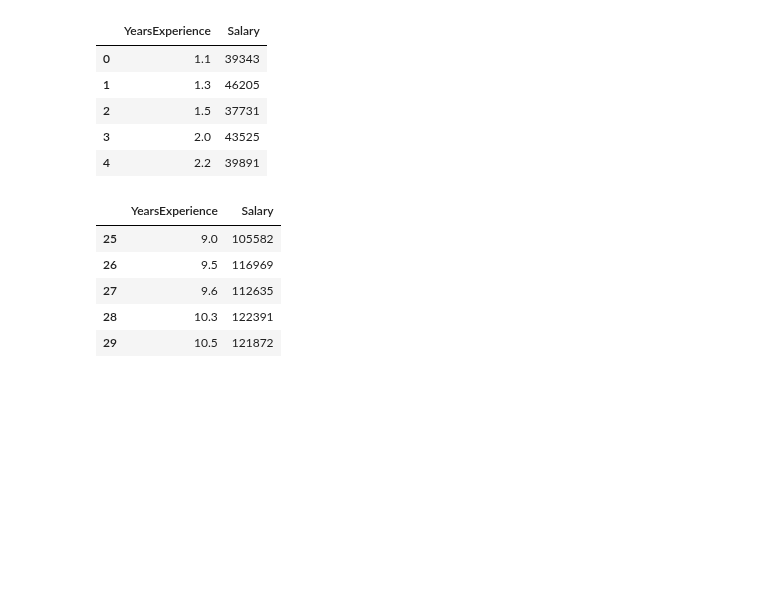
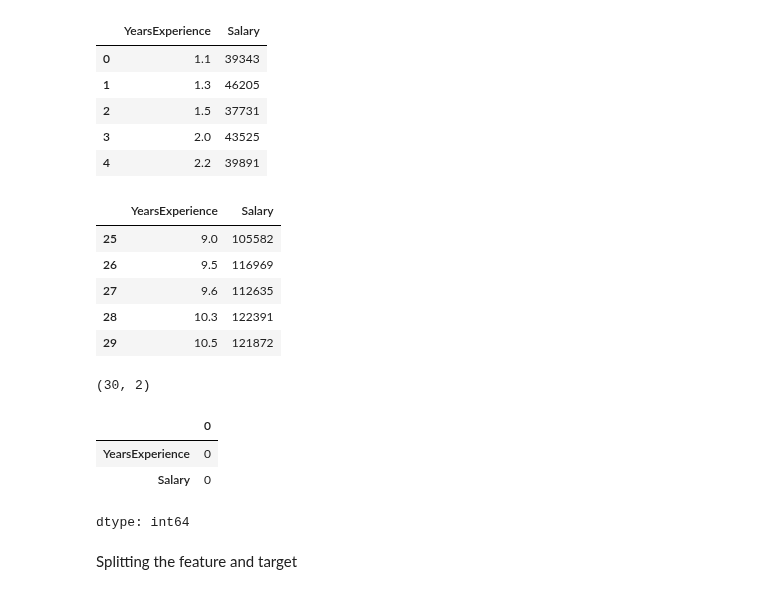
Before and after one commit to GENTLEW1ND/Python, a Jupyter notebook: Building_Linear_Regression_from_scratch_in_Python.ipynb, the cells around one changed output. Cells and saved outputs as stored; diff of their text form; code cells hidden in the pictures; blank space fills up the shorter version.

```diff
--- a/Building_Linear_Regression_from_scratch_in_Python.ipynb
+++ b/Building_Linear_Regression_from_scratch_in_Python.ipynb
@@ -115,3 +115,18 @@ salary_data.tail()
 | 27 | 9.6 | 112635 |
 | 28 | 10.3 | 122391 |
 | 29 | 10.5 | 121872 |
+# %%
+# number of rows and columns in the dataframe
+salary_data.shape
+# %% [output]
+(30, 2)
+# %%
+# checking for missing values
+salary_data.isnull().sum()
+# %% [output]
+|  | 0 |
+| YearsExperience | 0 |
+| Salary | 0 |
+dtype: int64
+# %% [markdown]
+Splitting the feature and target
```
Also changed, not shown: parts of 15 cells of this notebook.
